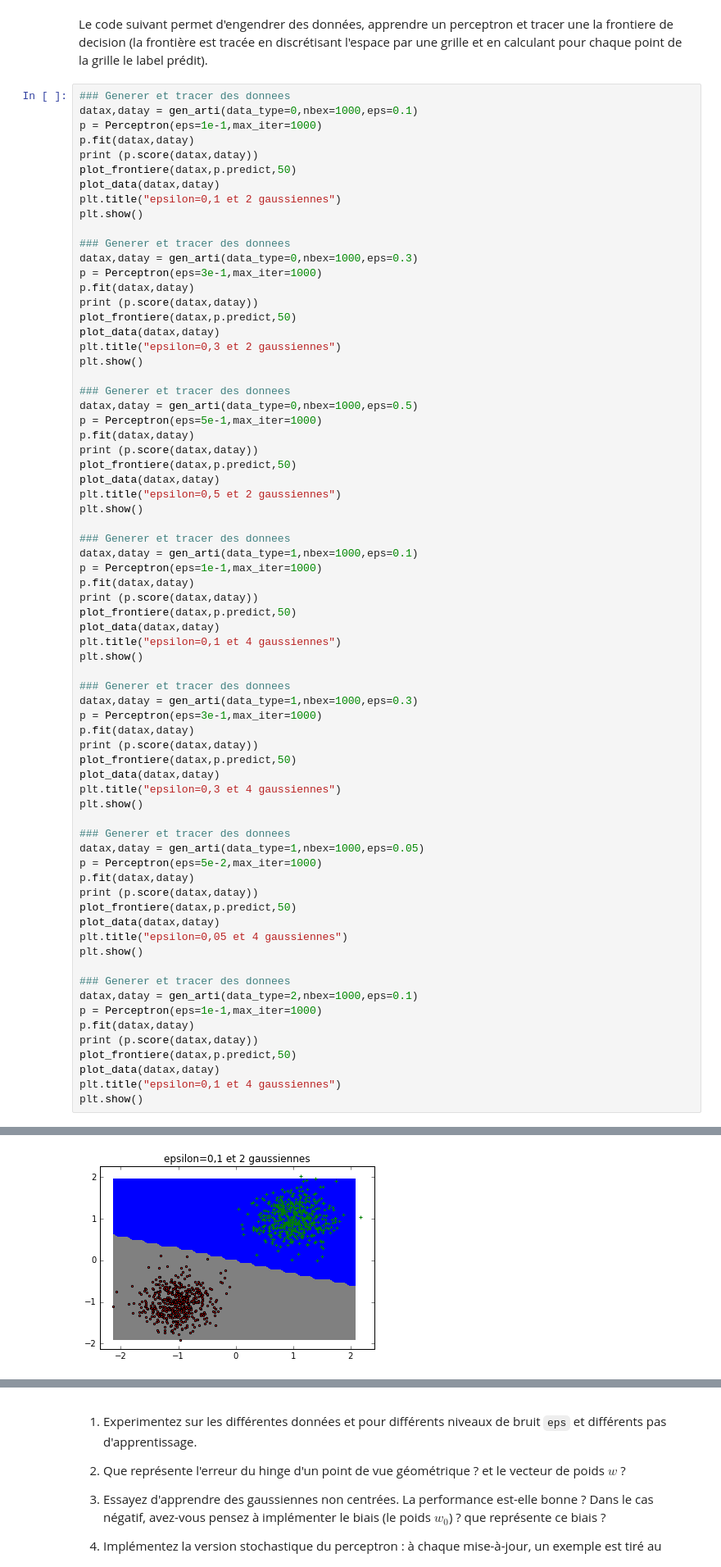
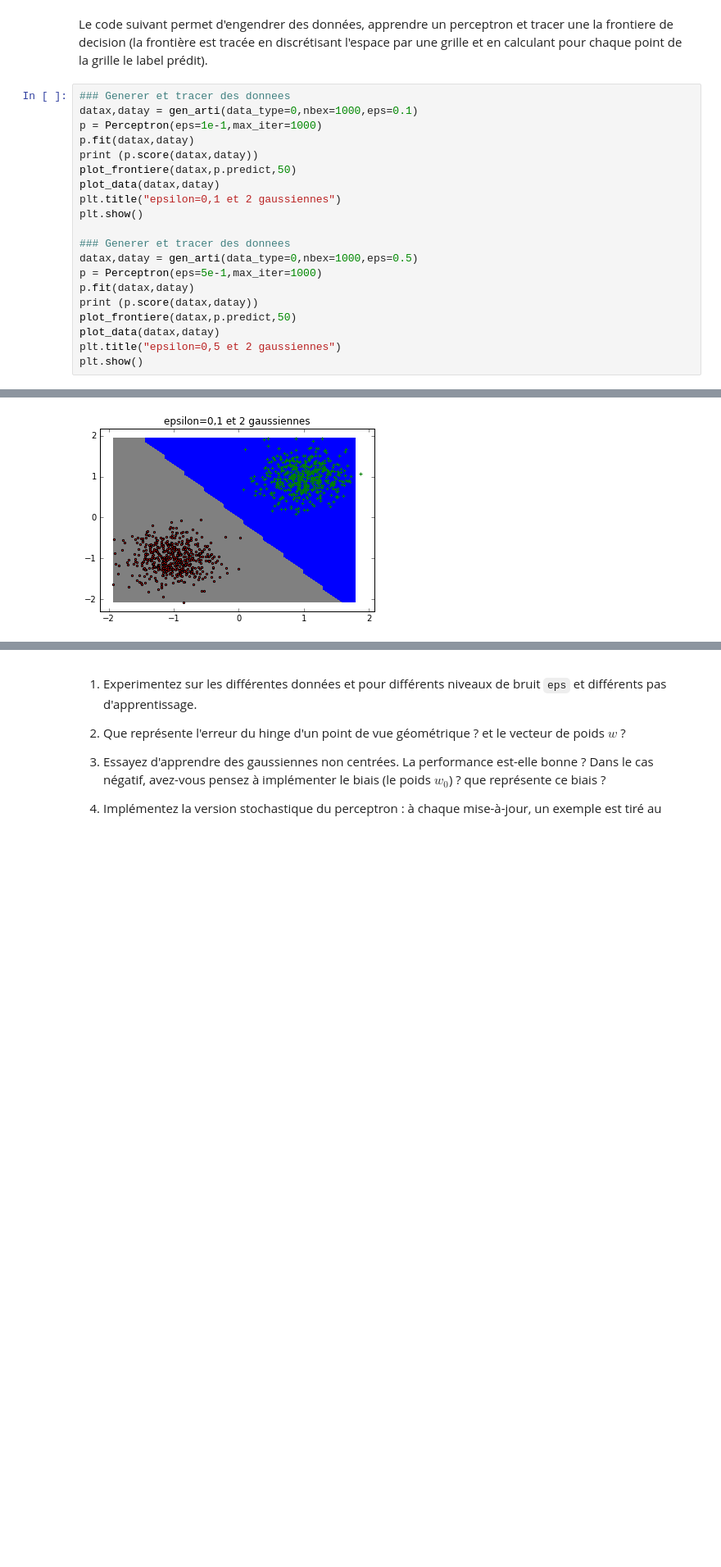
Before and after one commit to alexattia/machine.learning, a Jupyter notebook: TP3-2016.ipynb, the cells around one changed output, grey strips where cells are left out. Shown at 82% size. Cells and saved outputs as stored; diff of their text form; blank space fills up the shorter version.

```diff
--- a/TP3-2016.ipynb
+++ b/TP3-2016.ipynb
@@ -211,81 +211,31 @@ Le code suivant permet d'engendrer des données, apprendre un perceptron et trac
 datax,datay = gen_arti(data_type=0,nbex=1000,eps=0.1)
 p = Perceptron(eps=1e-1,max_iter=1000)
 p.fit(datax,datay)
 print (p.score(datax,datay))
 plot_frontiere(datax,p.predict,50)
 plot_data(datax,datay)
 plt.title("epsilon=0,1 et 2 gaussiennes")
 plt.show()
 
 ### Generer et tracer des donnees
-datax,datay = gen_arti(data_type=0,nbex=1000,eps=0.3)
-p = Perceptron(eps=3e-1,max_iter=1000)
-p.fit(datax,datay)
-print (p.score(datax,datay))
-plot_frontiere(datax,p.predict,50)
-plot_data(datax,datay)
-plt.title("epsilon=0,3 et 2 gaussiennes")
-plt.show()
-
-### Generer et tracer des donnees
 datax,datay = gen_arti(data_type=0,nbex=1000,eps=0.5)
 p = Perceptron(eps=5e-1,max_iter=1000)
 p.fit(datax,datay)
 print (p.score(datax,datay))
 plot_frontiere(datax,p.predict,50)
 plot_data(datax,datay)
 plt.title("epsilon=0,5 et 2 gaussiennes")
 plt.show()
-
-### Generer et tracer des donnees
-datax,datay = gen_arti(data_type=1,nbex=1000,eps=0.1)
-p = Perceptron(eps=1e-1,max_iter=1000)
-p.fit(datax,datay)
-print (p.score(datax,datay))
-plot_frontiere(datax,p.predict,50)
-plot_data(datax,datay)
-plt.title("epsilon=0,1 et 4 gaussiennes")
-plt.show()
-
-### Generer et tracer des donnees
-datax,datay = gen_arti(data_type=1,nbex=1000,eps=0.3)
-p = Perceptron(eps=3e-1,max_iter=1000)
-p.fit(datax,datay)
-print (p.score(datax,datay))
-plot_frontiere(datax,p.predict,50)
-plot_data(datax,datay)
-plt.title("epsilon=0,3 et 4 gaussiennes")
-plt.show()
-
-### Generer et tracer des donnees
-datax,datay = gen_arti(data_type=1,nbex=1000,eps=0.05)
-p = Perceptron(eps=5e-2,max_iter=1000)
-p.fit(datax,datay)
-print (p.score(datax,datay))
-plot_frontiere(datax,p.predict,50)
-plot_data(datax,datay)
-plt.title("epsilon=0,05 et 4 gaussiennes")
-plt.show()
-
-### Generer et tracer des donnees
-datax,datay = gen_arti(data_type=2,nbex=1000,eps=0.1)
-p = Perceptron(eps=1e-1,max_iter=1000)
-p.fit(datax,datay)
-print (p.score(datax,datay))
-plot_frontiere(datax,p.predict,50)
-plot_data(datax,datay)
-plt.title("epsilon=0,1 et 4 gaussiennes")
-plt.show()
 # %% [output]
 0 [ 0.]
 100 [ 0.]
 200 [ 0.]
 300 [ 0.]
 400 [ 0.]
 500 [ 0.]
 600 [ 0.]
 700 [ 0.]
 800 [ 0.]
 900 [ 0.]
 1.0
-[figure, old version]
+[figure, new version]
```
Also changed, not shown: parts of 11 cells of this notebook.
